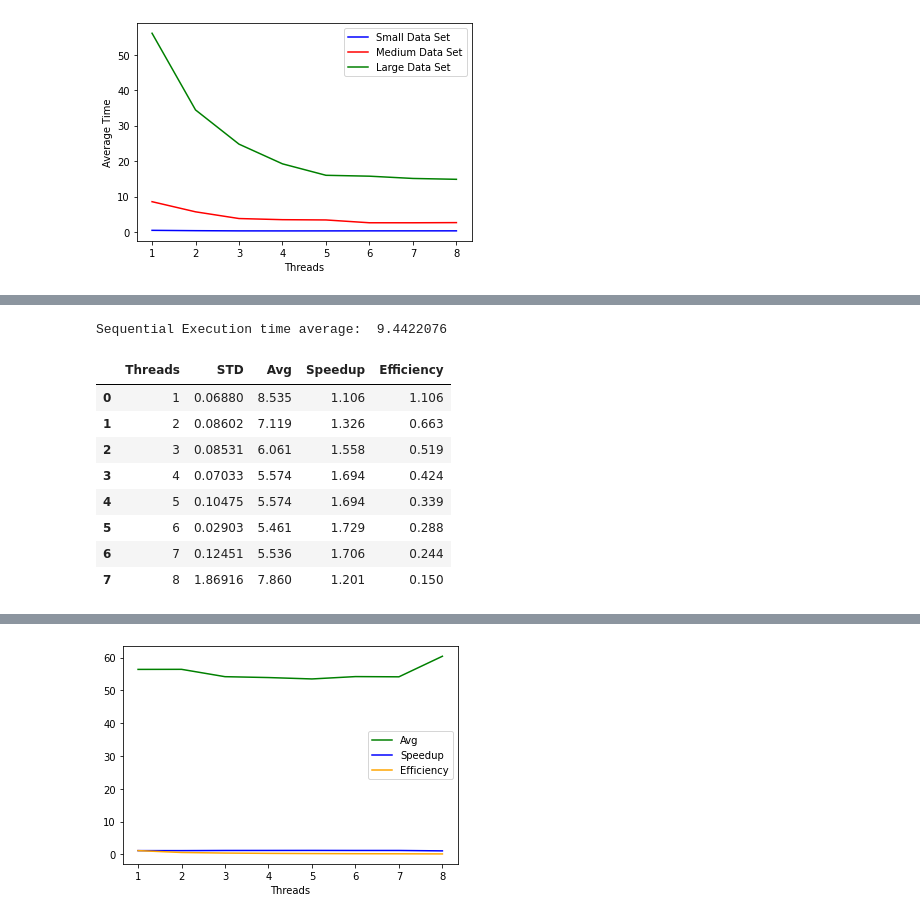
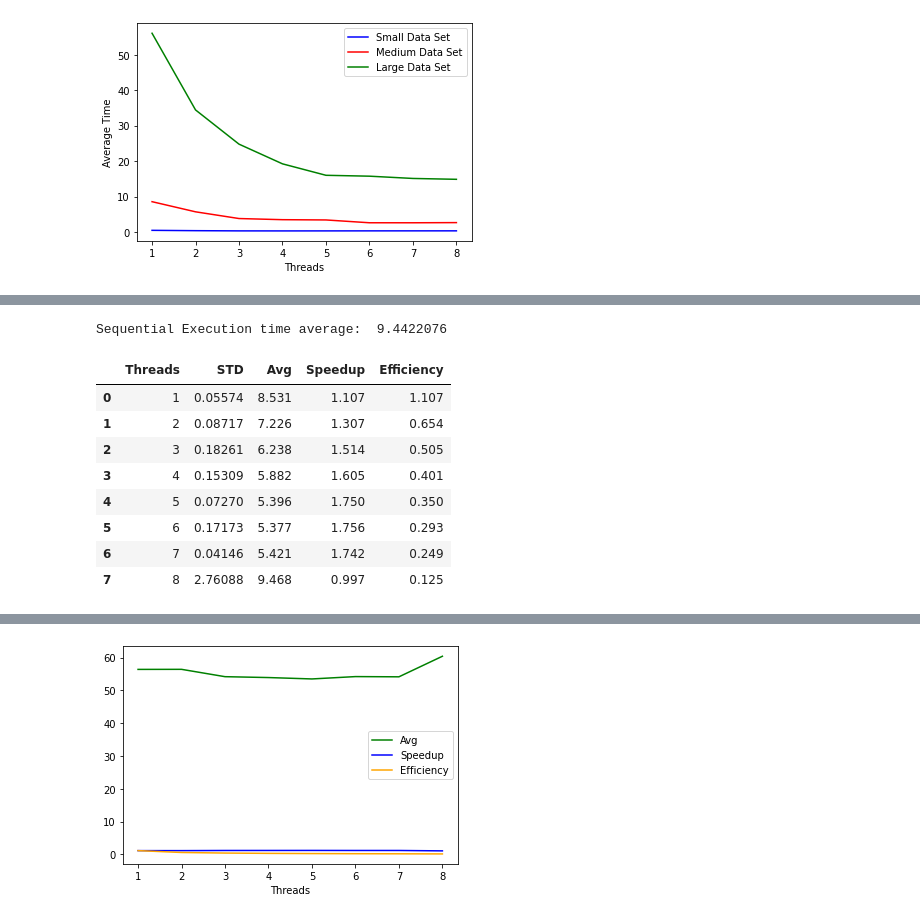
Before and after one commit to NFabrizio/NMF, a Jupyter notebook: results.ipynb, the cells around one changed output, grey strips where cells are left out. Saved outputs shown, nothing was run; the diff lists cells and outputs as text; code cells hidden in the pictures.

```diff
--- a/results.ipynb
+++ b/results.ipynb
@@ -779,53 +825,53 @@ plot_speedup(df_opt_par_small)
 # %%
-# (base) denver:~/CS575/NMF$ ./test.sh 6 10000 ./test_data/med_data.dat 5 1 250 nmfOptPar
-# 1 threads for nmfOptPar -N 6 -I 10000 -T 5 -B 250 ./test_data/med_data.dat
-# 8.648081, 8.455201, 8.573970, 8.656082, 8.439720, 8.483414, 8.516656,
-# 2 threads for nmfOptPar -N 6 -I 10000 -T 5 -B 250 ./test_data/med_data.dat
-# 7.220833, 6.924598, 7.497182, 7.072788, 6.993805, 7.210496, 7.097928,
-# 3 threads for nmfOptPar -N 6 -I 10000 -T 5 -B 250 ./test_data/med_data.dat
-# 6.247074, 6.065898, 5.959698, 6.214624, 6.054085, 6.011479, 5.926788,
-# 4 threads for nmfOptPar -N 6 -I 10000 -T 5 -B 250 ./test_data/med_data.dat
-# 5.497162, 5.574111, 5.510310, 5.596057, 5.886718, 5.367365, 5.693526,
-# 5 threads for nmfOptPar -N 6 -I 10000 -T 5 -B 250 ./test_data/med_data.dat
-# 5.581391, 5.695287, 5.823203, 5.567801, 5.340555, 5.639649, 5.384934,
-# 6 threads for nmfOptPar -N 6 -I 10000 -T 5 -B 250 ./test_data/med_data.dat
-# 5.507644, 5.440902, 5.469426, 5.302575, 5.421962, 5.681767, 5.467385,
-# 7 threads for nmfOptPar -N 6 -I 10000 -T 5 -B 250 ./test_data/med_data.dat
-# 5.410050, 5.405160, 5.744385, 5.562203, 5.213675, 5.556404, 5.753652,
-# 8 threads for nmfOptPar -N 6 -I 10000 -T 5 -B 250 ./test_data/med_data.dat
-# 5.961939, 5.860549, 8.873153, 11.259120, 10.832296, 7.774192, 5.718638,
+# (base) denver:~/CS575/NMF$ ./test.sh 6 10000 ./test_data/med_data.dat 5 1 500 nmfOptPar
+# 1 threads for nmfOptPar -N 6 -I 10000 -T 5 -B 500 ./test_data/med_data.dat
+# 8.524676, 8.459006, 8.638325, 8.638248, 8.497887, 8.510510, 8.481204,
+# 2 threads for nmfOptPar -N 6 -I 10000 -T 5 -B 500 ./test_data/med_data.dat
+# 7.237453, 7.119850, 7.152221, 7.037809, 7.388208, 7.369263, 7.250963,
+# 3 threads for nmfOptPar -N 6 -I 10000 -T 5 -B 500 ./test_data/med_data.dat
+# 6.034665, 6.639669, 6.019417, 6.024308, 6.450956, 6.258909, 6.422202,
+# 4 threads for nmfOptPar -N 6 -I 10000 -T 5 -B 500 ./test_data/med_data.dat
+# 5.959263, 5.701239, 6.184621, 6.106526, 5.719980, 5.686561, 5.925384,
+# 5 threads for nmfOptPar -N 6 -I 10000 -T 5 -B 500 ./test_data/med_data.dat
+# 5.202563, 5.358257, 5.406622, 5.393329, 5.805852, 5.301427, 5.522257,
+# 6 threads for nmfOptPar -N 6 -I 10000 -T 5 -B 500 ./test_data/med_data.dat
+# 5.677002, 5.440500, 5.337732, 5.223539, 5.208664, 5.178352, 5.767380,
+# 7 threads for nmfOptPar -N 6 -I 10000 -T 5 -B 500 ./test_data/med_data.dat
+# 5.385468, 5.541623, 5.378007, 5.314116, 5.402037, 5.484800, 5.453454,
+# 8 threads for nmfOptPar -N 6 -I 10000 -T 5 -B 500 ./test_data/med_data.dat
+# 11.737052, 6.121985, 5.954632, 11.672901, 11.825096, 6.051490, 11.755714,
 
 # load data into arrays based on number of threads
 # 1 threads for nmfOptPar -N 6 -I 10000 -T 5 -B 250 ./test_data/med_data.dat
-med_opt_par_thread_1 = [8.648081, 8.455201, 8.573970, 8.656082, 8.439720, 8.483414, 8.516656]
-med_opt_par_thread_2 = [7.220833, 6.924598, 7.497182, 7.072788, 6.993805, 7.210496, 7.097928]
-med_opt_par_thread_3 = [6.247074, 6.065898, 5.959698, 6.214624, 6.054085, 6.011479, 5.926788]
-med_opt_par_thread_4 = [5.497162, 5.574111, 5.510310, 5.596057, 5.886718, 5.367365, 5.693526]
-med_opt_par_thread_5 = [5.581391, 5.695287, 5.823203, 5.567801, 5.340555, 5.639649, 5.384934]
-med_opt_par_thread_6 = [5.507644, 5.440902, 5.469426, 5.302575, 5.421962, 5.681767, 5.467385]
-med_opt_par_thread_7 = [5.410050, 5.405160, 5.744385, 5.562203, 5.213675, 5.556404, 5.753652]
-med_opt_par_thread_8 = [5.961939, 5.860549, 8.873153, 11.259120, 10.832296, 7.774192, 5.718638]
+med_opt_par_thread_1 = [8.524676, 8.459006, 8.638325, 8.638248, 8.497887, 8.510510, 8.481204]
+med_opt_par_thread_2 = [7.237453, 7.119850, 7.152221, 7.037809, 7.388208, 7.369263, 7.250963]
+med_opt_par_thread_3 = [6.034665, 6.639669, 6.019417, 6.024308, 6.450956, 6.258909, 6.422202]
+med_opt_par_thread_4 = [5.959263, 5.701239, 6.184621, 6.106526, 5.719980, 5.686561, 5.925384]
+med_opt_par_thread_5 = [5.202563, 5.358257, 5.406622, 5.393329, 5.805852, 5.301427, 5.522257]
+med_opt_par_thread_6 = [5.677002, 5.440500, 5.337732, 5.223539, 5.208664, 5.178352, 5.767380]
+med_opt_par_thread_7 = [5.385468, 5.541623, 5.378007, 5.314116, 5.402037, 5.484800, 5.453454]
+med_opt_par_thread_8 = [11.737052, 6.121985, 5.954632, 11.672901, 11.825096, 6.051490, 11.755714]
 
 # create a list of the med_thread arrays
 med_threads = [med_opt_par_thread_1, med_opt_par_thread_2, med_opt_par_thread_3, med_opt_par_thread_4, med_opt_par_thread_5, med_opt_par_thread_6, med_opt_par_thread_7, med_opt_par_thread_8]
 
 seq = [9.475834, 9.463406, 9.556603, 9.353236, 9.466067, 9.390663, 9.415068]
 
 # call speedup method to calculate speedup for each thread
 df_opt_par_med = calc_speedup(seq, med_threads)
 
 df_opt_par_med
 # %% [output]
 Sequential Execution time average:  9.4422076
 |  | Threads | STD | Avg | Speedup | Efficiency |
-| 0 | 1 | 0.06880 | 8.535 | 1.106 | 1.106 |
-| 1 | 2 | 0.08602 | 7.119 | 1.326 | 0.663 |
-| 2 | 3 | 0.08531 | 6.061 | 1.558 | 0.519 |
-| 3 | 4 | 0.07033 | 5.574 | 1.694 | 0.424 |
-| 4 | 5 | 0.10475 | 5.574 | 1.694 | 0.339 |
-| 5 | 6 | 0.02903 | 5.461 | 1.729 | 0.288 |
-| 6 | 7 | 0.12451 | 5.536 | 1.706 | 0.244 |
-| 7 | 8 | 1.86916 | 7.860 | 1.201 | 0.150 |
+| 0 | 1 | 0.05574 | 8.531 | 1.107 | 1.107 |
+| 1 | 2 | 0.08717 | 7.226 | 1.307 | 0.654 |
+| 2 | 3 | 0.18261 | 6.238 | 1.514 | 0.505 |
+| 3 | 4 | 0.15309 | 5.882 | 1.605 | 0.401 |
+| 4 | 5 | 0.07270 | 5.396 | 1.750 | 0.350 |
+| 5 | 6 | 0.17173 | 5.377 | 1.756 | 0.293 |
+| 6 | 7 | 0.04146 | 5.421 | 1.742 | 0.249 |
+| 7 | 8 | 2.76088 | 9.468 | 0.997 | 0.125 |
 # %%
 # plot the speedup for the med data set
 plot_speedup(df_opt_par_med)
```
Also changed, not shown: parts of 21 cells of this notebook, 6 other files.
